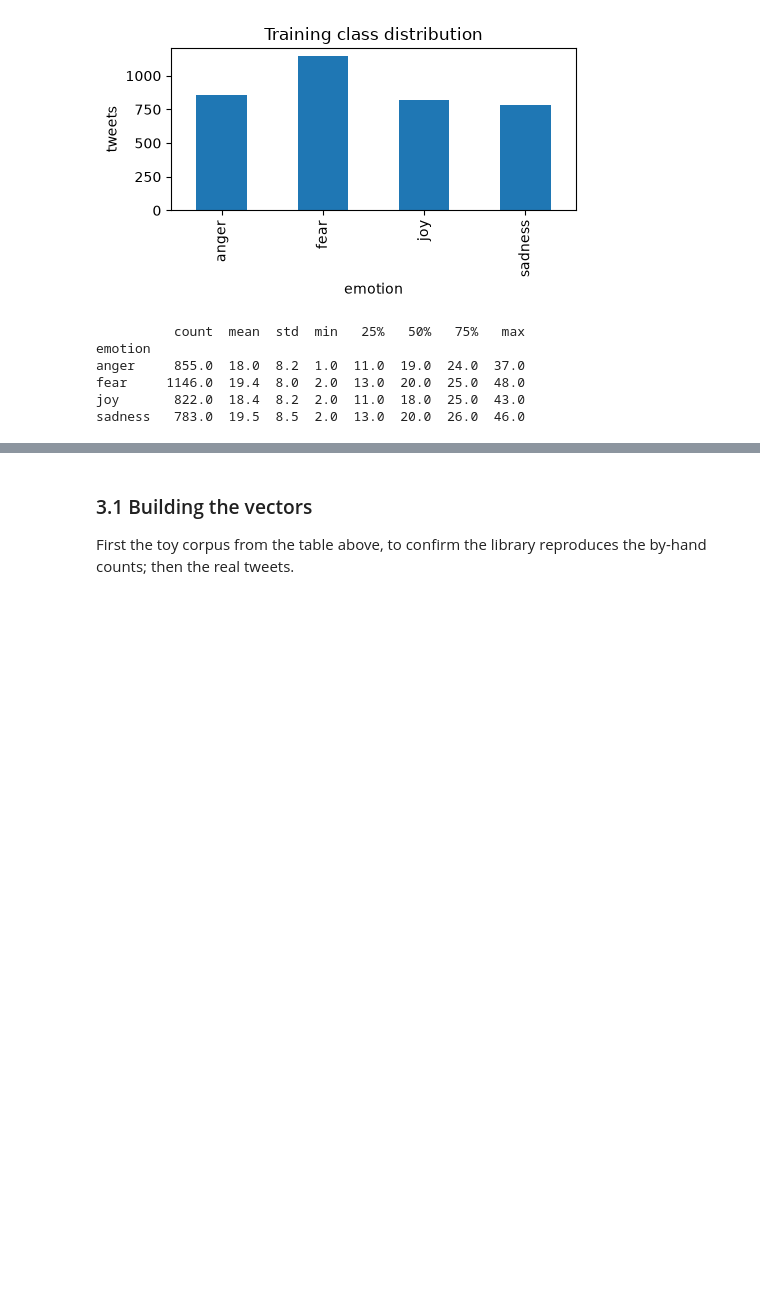
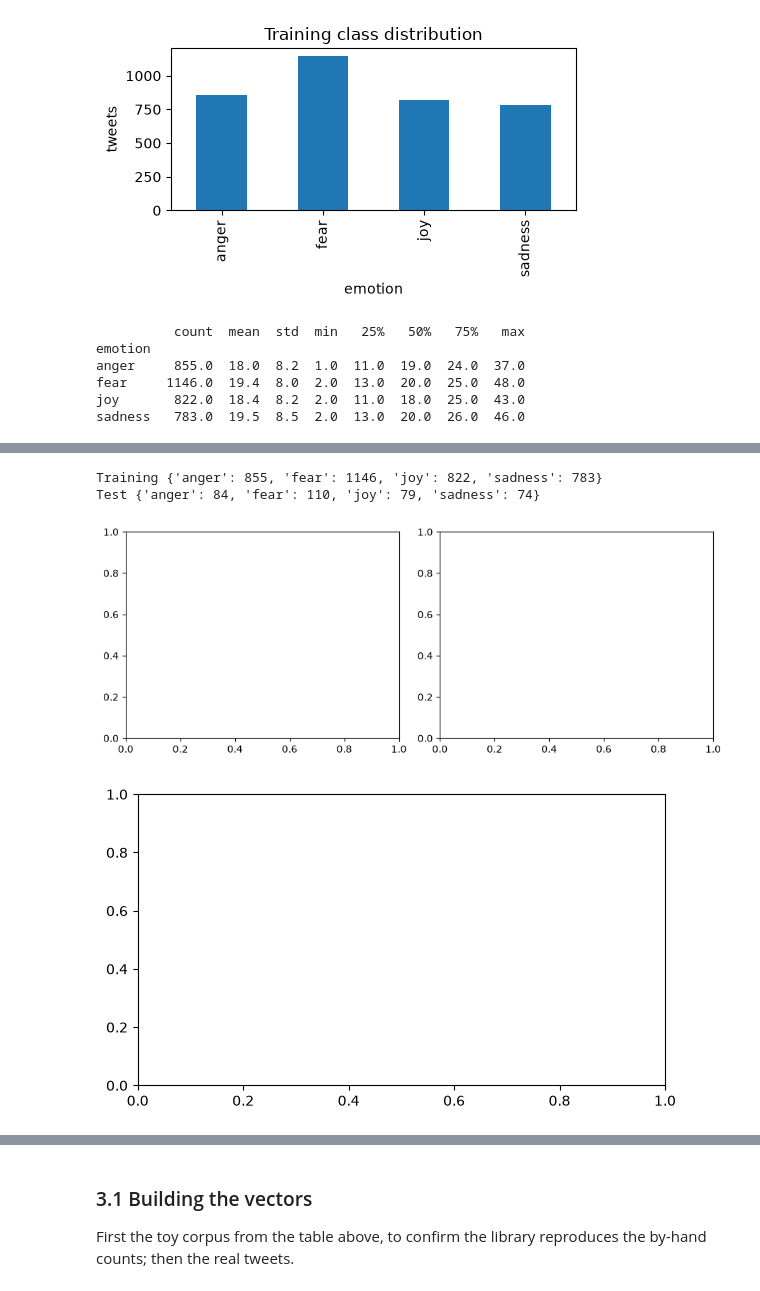
Before and after one commit to lujen113271623-hash/DM2026-Lab2-Exercise, a Jupyter notebook: DM2026-Lab2-Master.ipynb, the cells around one changed output, grey strips where cells are left out. Cells and saved outputs as stored; diff of their text form; code cells hidden in the pictures; blank space fills up the shorter version.

```diff
--- a/DM2026-Lab2-Master.ipynb
+++ b/DM2026-Lab2-Master.ipynb
@@ -209,6 +286,38 @@ Illustrative layout examples below: make your own plots from the current data an
 ![Boxplot](./pics/boxplot.png)
 # %%
-#Answer here
+# --- Plot 1: class distribution, training vs test, side by side ---
+fig, axes = plt.subplots(1, 2, figsize=(9, 3.5))
+
+for ax, (split_name, df) in zip(axes, [("Training", train_df), ("Test", test_df)]):
+    counts = df["emotion"].value_counts().reindex(LABELS)  # reindex = same label order in both panels
+    print(split_name, counts.to_dict())                    # the numbers to quote in your observations
+    # TODO: draw `counts` as a bar chart on `ax` (Section 2.2 does this for one panel)
+    # TODO: ax.set_title(...), ax.set_xlabel(...), ax.set_ylabel(...)
+
+plt.tight_layout()
+plt.show()
+
+# --- Plot 2: word count per emotion, training set ---
+# train_df["word_count"] was added in Section 2.2.
+# The test set has no word_count column yet; test_df["tokens"].map(len) would give it.
+fig, ax = plt.subplots(figsize=(6, 3.5))
+
+# TODO: one box per emotion, in LABELS order. Fill in the arguments:
+# sns.boxplot(data=..., x=..., y=..., order=LABELS, ax=ax)
+# TODO: title and axis labels.
+# A box marks the median, the middle half of the data, and the outliers beyond the whiskers.
+
+plt.tight_layout()
+plt.show()
+
+# --- Your two observations (one about balance, one about length) ---
+# 1.
+# 2.
+# %% [output]
+Training {'anger': 855, 'fear': 1146, 'joy': 822, 'sadness': 783}
+Test {'anger': 84, 'fear': 110, 'joy': 79, 'sadness': 74}
+[figure, added]
+[figure, added]
 # %% [markdown]
 ---
 ## 3. Text Representation I: Bag-of-Words and TF-IDF
```
Also changed, not shown: parts of 132 cells of this notebook.
